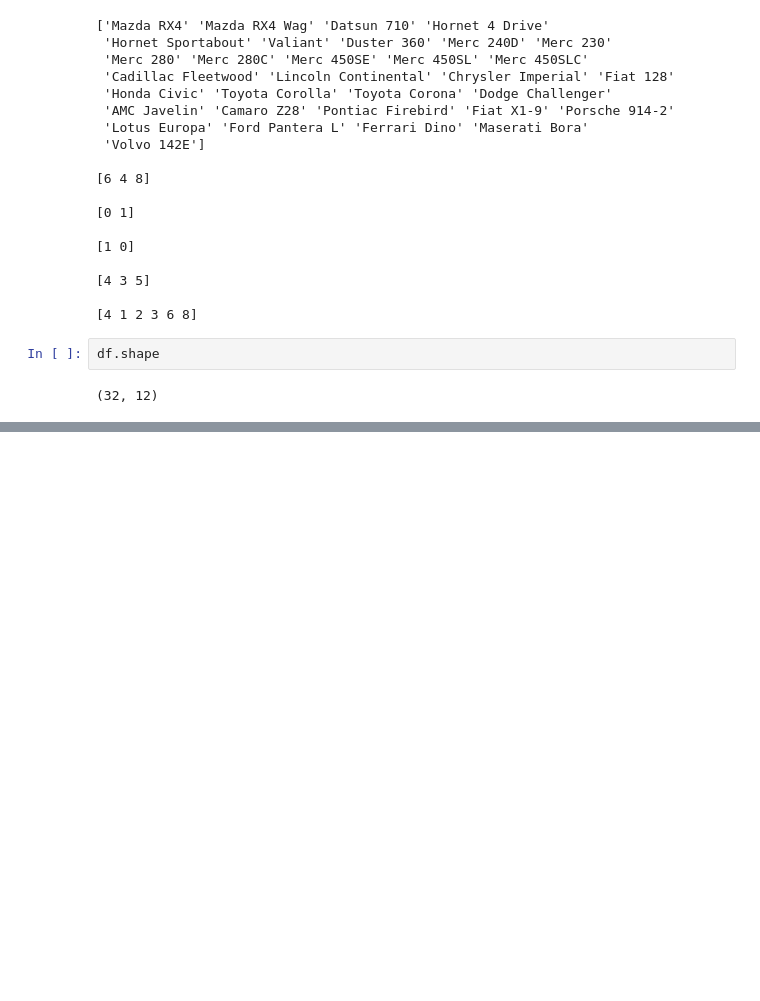
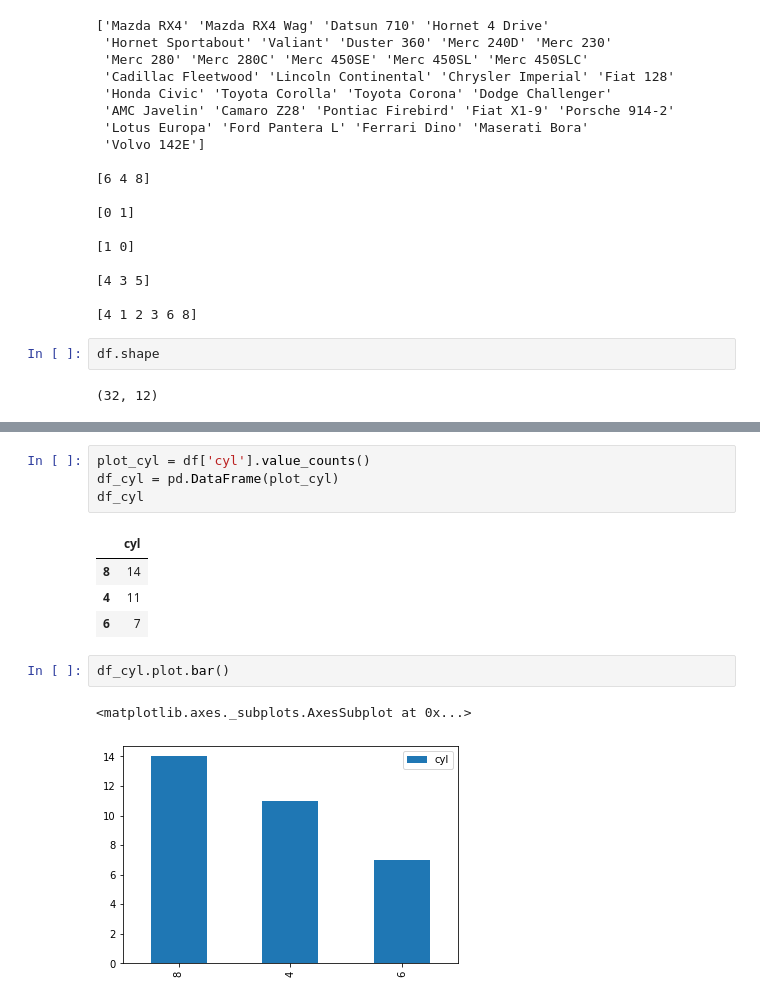
Before and after one commit to Khamaldeeen/SGA08_DATASCI, a Jupyter notebook: MTcars/edm.ipynb, the cells around one changed output, grey strips where cells are left out. Saved outputs shown, nothing was run; the diff lists cells and outputs as text; blank space fills up the shorter version.

Commit message:
Graphical illustration of features

```diff
--- a/MTcars/edm.ipynb
+++ b/MTcars/edm.ipynb
@@ -70,0 +90,14 @@ df.shape
+# %%
+plot_cyl = df['cyl'].value_counts()
+df_cyl = pd.DataFrame(plot_cyl)
+df_cyl
+# %% [output]
+|  | cyl |
+| 8 | 14 |
+| 4 | 11 |
+| 6 | 7 |
+# %%
+df_cyl.plot.bar()
+# %% [output]
+<matplotlib.axes._subplots.AxesSubplot at 0x...>
+[figure, added]
```
Also changed, not shown: parts of 4 cells of this notebook, 2 other files.
